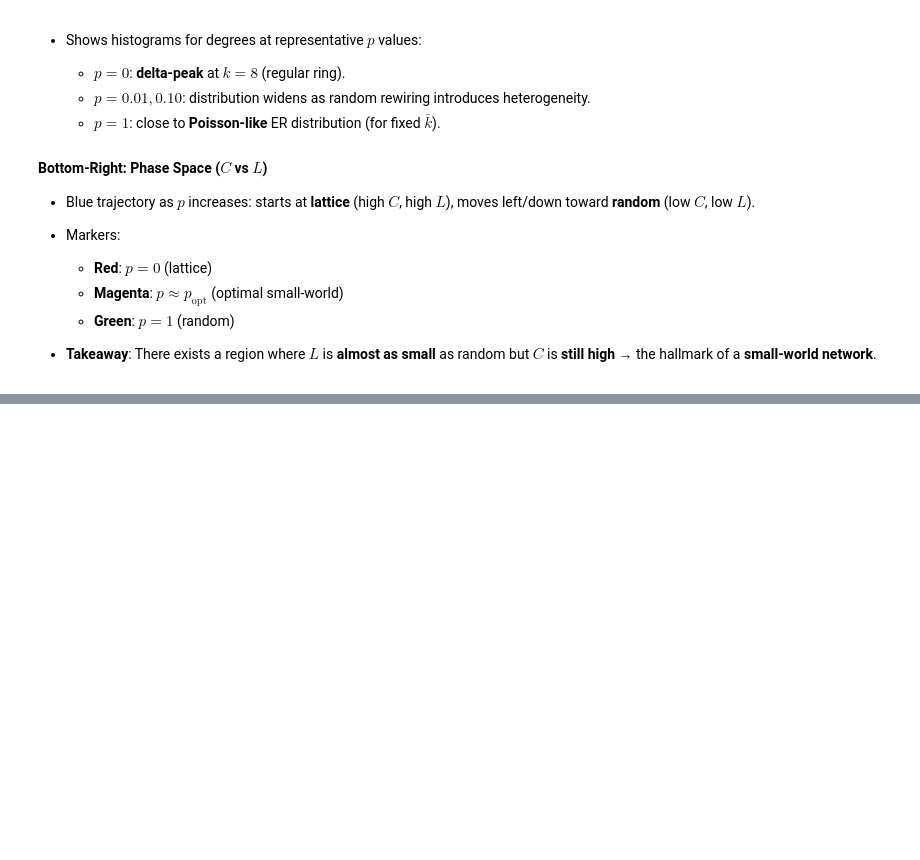
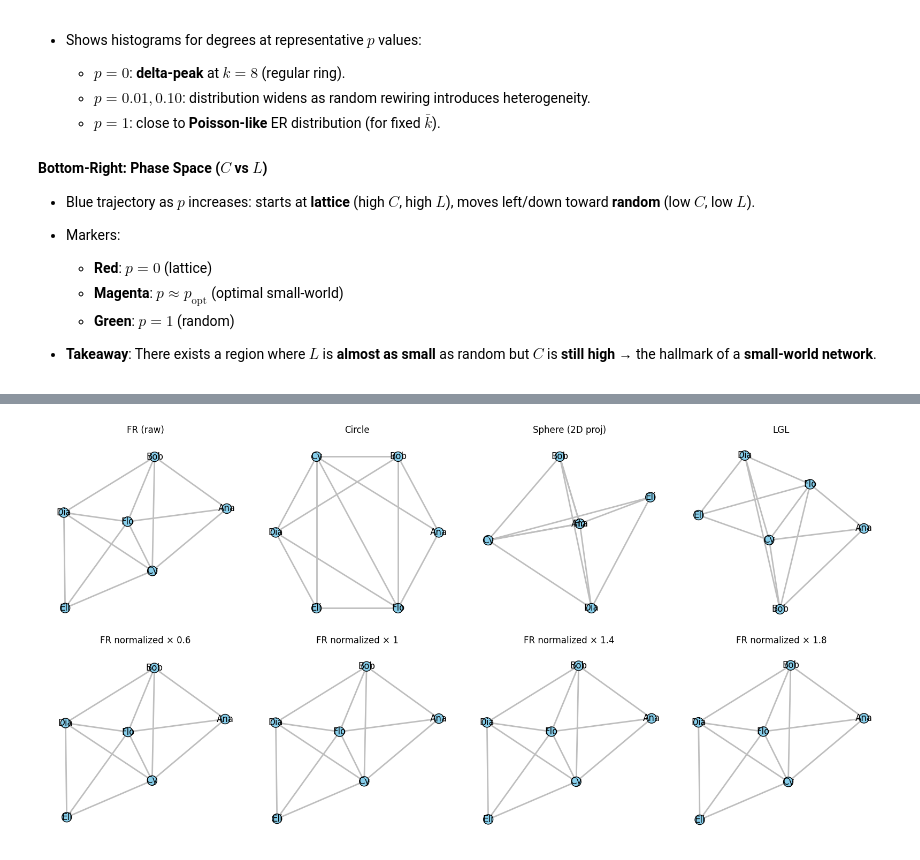
Before and after one commit to emanueleiacca/Data-Science-From-Scratch, a Jupyter notebook: DATA-DRIVEN MODELING OF COMPLEX SYSTEMS/Practical/igraphs_tutorial.ipynb, the cells around one changed output, grey strips where cells are left out. Saved outputs shown, nothing was run; the diff lists cells and outputs as text; code cells hidden in the pictures; blank space fills up the shorter version.

Commit message:
add third tutorial to igraph

```diff
--- a/DATA-DRIVEN MODELING OF COMPLEX SYSTEMS/Practical/igraphs_tutorial.ipynb
+++ b/DATA-DRIVEN MODELING OF COMPLEX SYSTEMS/Practical/igraphs_tutorial.ipynb
@@ -1513,0 +1643,59 @@ This is a **four‑panel** summary for the Watts–Strogatz model (WS) with $n=3
+# %%
+# ─────────────────────────────────────────────────────────────────────────────
+# B.1) LAYOUT GALLERY & RESCALING — robust to 3D layouts (e.g., 'sphere')
+# ─────────────────────────────────────────────────────────────────────────────
+import numpy as np
+import matplotlib.pyplot as plt
+import igraph as ig
+
+assert 'G' in globals(), "This cell expects your CSV graph `G`."
+
+def layout_2d(lay) -> ig.Layout:
+    """Ensure a layout is 2D for Matplotlib plotting."""
+    arr = np.asarray(lay, dtype=float)
+    if arr.ndim != 2 or arr.shape[1] < 2:
+        raise ValueError(f"Unexpected layout shape: {arr.shape}")
+    arr2 = arr[:, :2]  # drop z if present
+    return ig.Layout(arr2.tolist())
+
+# Compute a few layouts (some may be 3D -> coerce)
+L_fr     = layout_2d(G.layout('fr'))
+L_circle = layout_2d(G.layout('circle'))
+L_sphere = layout_2d(G.layout('sphere'))   # was 3D → now sliced to 2D
+L_lgl    = layout_2d(G.layout('lgl'))
+
+# ---- Rescale/normalize FR coordinates to [-1,1] ----
+L = np.array(L_fr, dtype=float)  # shape (n,2)
+xmin, ymin = L.min(axis=0)
+xmax, ymax = L.max(axis=0)
+denom = np.array([xmax - xmin, ymax - ymin]) + 1e-12
+L01 = (L - np.array([xmin, ymin])) / denom
+Lpm = (L01 * 2.0) - 1.0  # [-1, 1]
+
+# Plot: four layouts side-by-side, then reuse normalized FR at multiple scales
+fig, axes = plt.subplots(2, 4, figsize=(16, 8))
+axes = axes.ravel()
+layouts = [L_fr, L_circle, L_sphere, L_lgl]
+titles  = ["FR (raw)", "Circle", "Sphere (2D proj)", "LGL"]
+
+for ax, lay, tt in zip(axes[:4], layouts, titles):
+    ig.plot(
+        G, target=ax, layout=lay,
+        vertex_size=18, vertex_color='skyblue', vertex_label=G.vs['name'],
+        edge_color='gray', margin=30, bbox=(400, 400)
+    )
+    ax.set_title(tt)
+
+# Reuse normalized FR at different scales
+for ax, scale in zip(axes[4:], [0.6, 1.0, 1.4, 1.8]):
+    ig.plot(
+        G, target=ax, layout=(Lpm * scale),
+        vertex_size=18, vertex_color='skyblue', vertex_label=G.vs['name'],
+        edge_color='gray', margin=30, bbox=(400, 400)
+    )
+    ax.set_title(f"FR normalized × {scale:g}")
+
+plt.tight_layout()
+plt.show()
+# %% [output]
+[figure, added]
```
Also changed, not shown: parts of 14 cells of this notebook, 2 other files.
